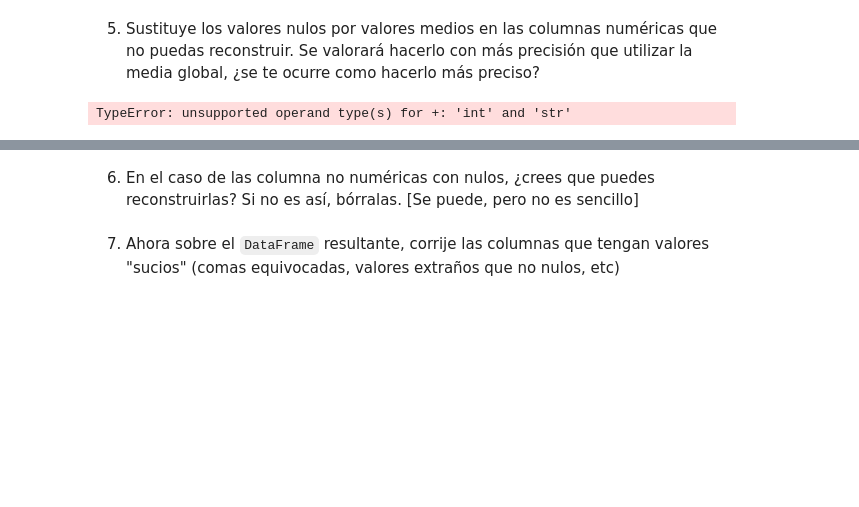
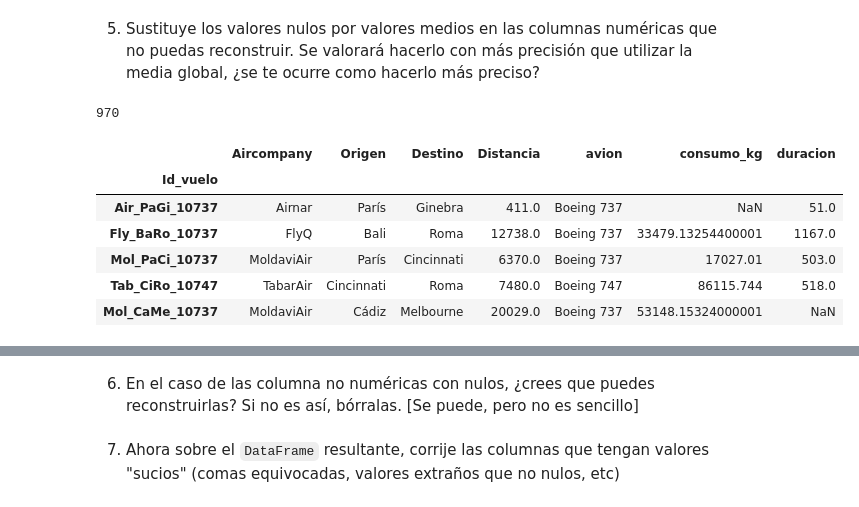
Before and after one commit to franthelad/ONLINE_DS_THEBRIDGE_FRAN_PASTOR, a Jupyter notebook: Sprint_04/Unidad_02/Practica_Obligatoria/18_Practica_Obligatoria_Pandas_II.ipynb, the cells around one changed output, grey strips where cells are left out. Drawn from its saved outputs; the diff is of its cells as text; code cells hidden in the pictures; blank space fills up the shorter version.

```diff
--- a/Sprint_04/Unidad_02/Practica_Obligatoria/18_Practica_Obligatoria_Pandas_II.ipynb
+++ b/Sprint_04/Unidad_02/Practica_Obligatoria/18_Practica_Obligatoria_Pandas_II.ipynb
@@ -113,0 +128,4 @@ df_no_dupl
+# %%
+df_backup = df_viajes_aereos.copy()
+df_viajes_aereos.drop_duplicates(keep= 'last', inplace= True)
+df_viajes_aereos.count()
@@ -139,6 +190,26 @@ df_no_dupl
 # %% [markdown]
 5. Sustituye los valores nulos por valores medios en las columnas numéricas que no puedas reconstruir. Se valorará hacerlo con más precisión que utilizar la media global, ¿se te ocurre como hacerlo más preciso?
-# %%
-valor_medio = df_no_dupl['consumo_kg'].mean()
-# %% [output]
-TypeError: unsupported operand type(s) for +: 'int' and 'str'
+# %%
+
+df_viajes_aereos['Distancia_corregida'] = df_viajes_aereos.groupby(['Origen', 'Destino'])['Distancia'].transform('mean')
+df_viajes_aereos['Distancia'] = df_viajes_aereos['Distancia_corregida']
+len(df_viajes_aereos)
+# %% [output]
+970
+# %%
+'''
+ESTA CELDA ES PARA PROBAR YO COSAS Y VER COMO FUNCIONA Y TAL
+
+df_backup_1 = df_backup.copy()
+df_backup_1.drop_duplicates(keep= False)
+df_backup_1['Distancia'] = df_backup_1.groupby(['Origen', 'Destino'])['Distancia'].transform('mean')
+df_backup_1.head()
+'''
+# %% [output]
+|  | Aircompany | Origen | Destino | Distancia | avion | consumo_kg | duracion |
+| Id_vuelo |  |  |  |  |  |  |  |
+| Air_PaGi_10737 | Airnar | París | Ginebra | 411.0 | Boeing 737 | NaN | 51.0 |
+| Fly_BaRo_10737 | FlyQ | Bali | Roma | 12738.0 | Boeing 737 | 33479.13254400001 | 1167.0 |
+| Mol_PaCi_10737 | MoldaviAir | París | Cincinnati | 6370.0 | Boeing 737 | 17027.01 | 503.0 |
+| Tab_CiRo_10747 | TabarAir | Cincinnati | Roma | 7480.0 | Boeing 747 | 86115.744 | 518.0 |
+| Mol_CaMe_10737 | MoldaviAir | Cádiz | Melbourne | 20029.0 | Boeing 737 | 53148.15324000001 | NaN |
```
Also changed, not shown: parts of 16 cells of this notebook, 42 other files.
